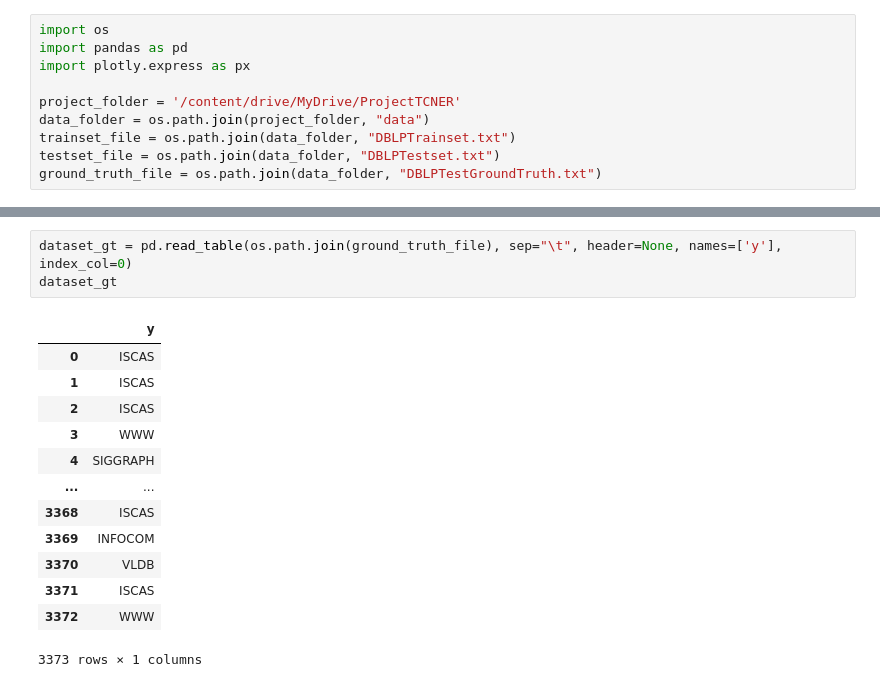
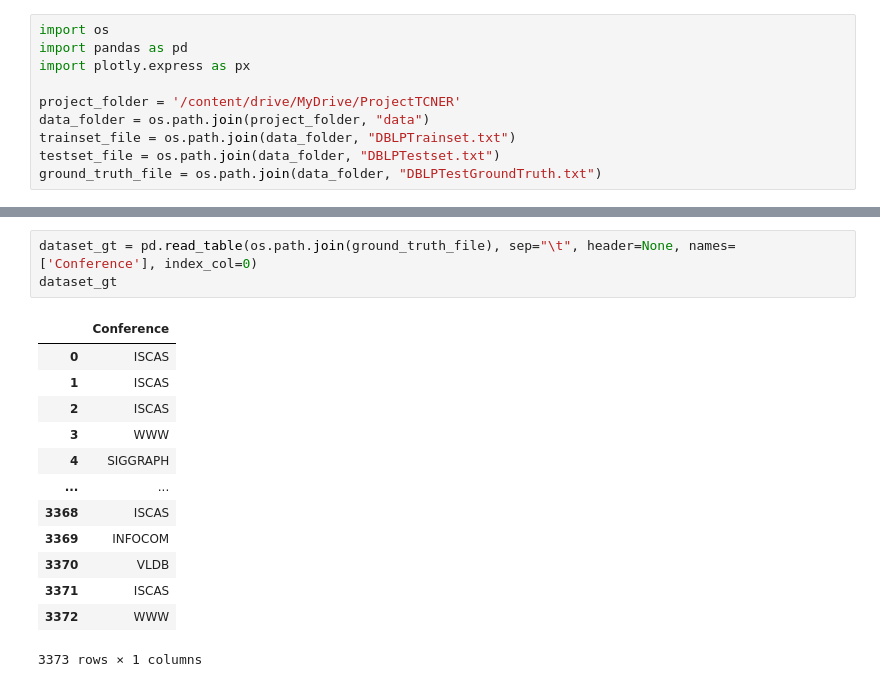
Before and after one commit to GiuliaPais/ProjectTCNER, a Jupyter notebook: code/_004_vani_projectTCNER.ipynb, the cells around one changed output, grey strips where cells are left out. Cells and saved outputs as stored; diff of their text form.

```diff
--- a/code/_004_vani_projectTCNER.ipynb
+++ b/code/_004_vani_projectTCNER.ipynb
@@ -49,10 +49,10 @@ dataset_test
 | 3372 | Folksonomy based socially-aware r... |
 3373 rows × 1 columns
 # %%
-dataset_gt = pd.read_table(os.path.join(ground_truth_file), sep="\t", header=None, names=['y'], index_col=0)
+dataset_gt = pd.read_table(os.path.join(ground_truth_file), sep="\t", header=None, names=['Conference'], index_col=0)
 dataset_gt
 # %% [output]
-|  | y |
+|  | Conference |
 | 0 | ISCAS |
 | 1 | ISCAS |
 | 2 | ISCAS |
```
Also changed, not shown: parts of 24 cells of this notebook.
